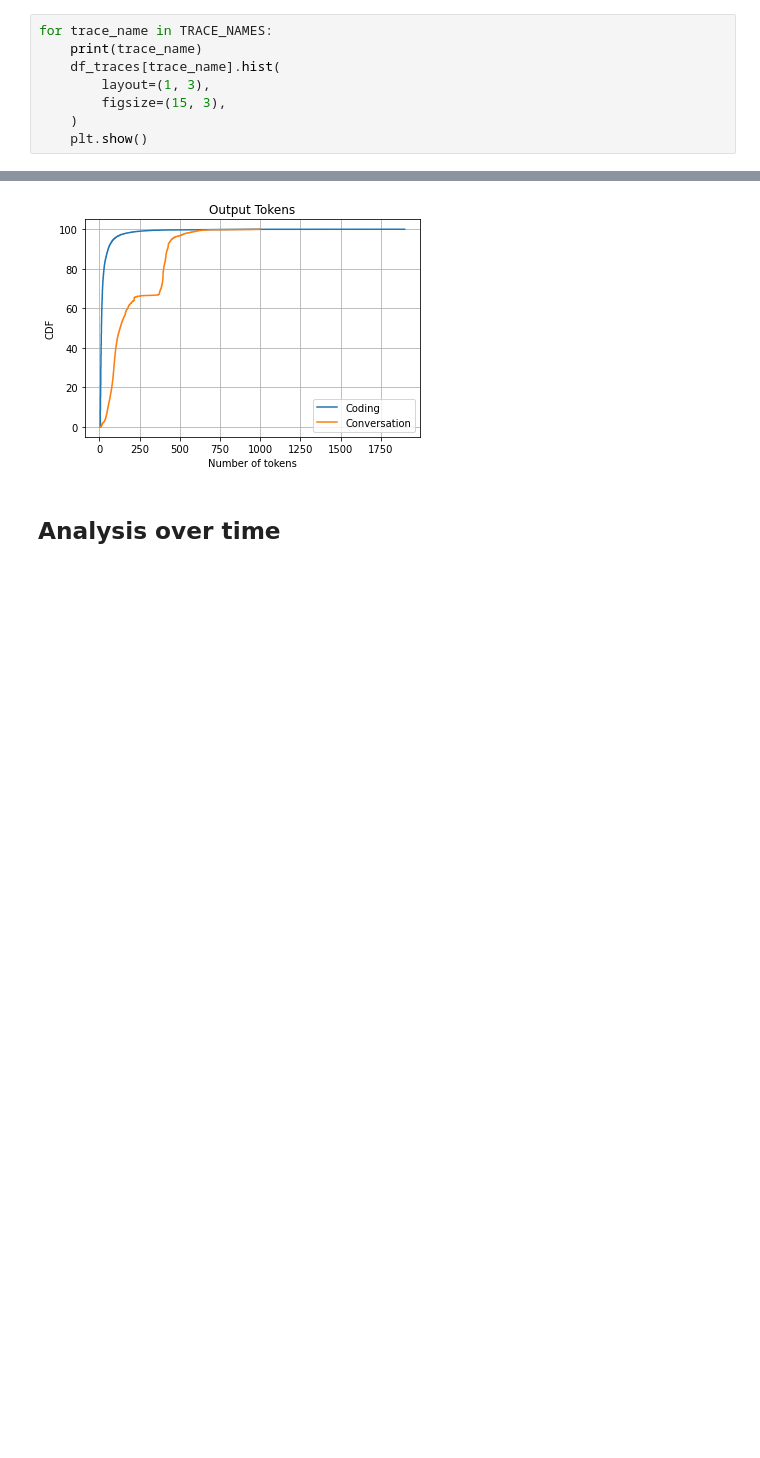
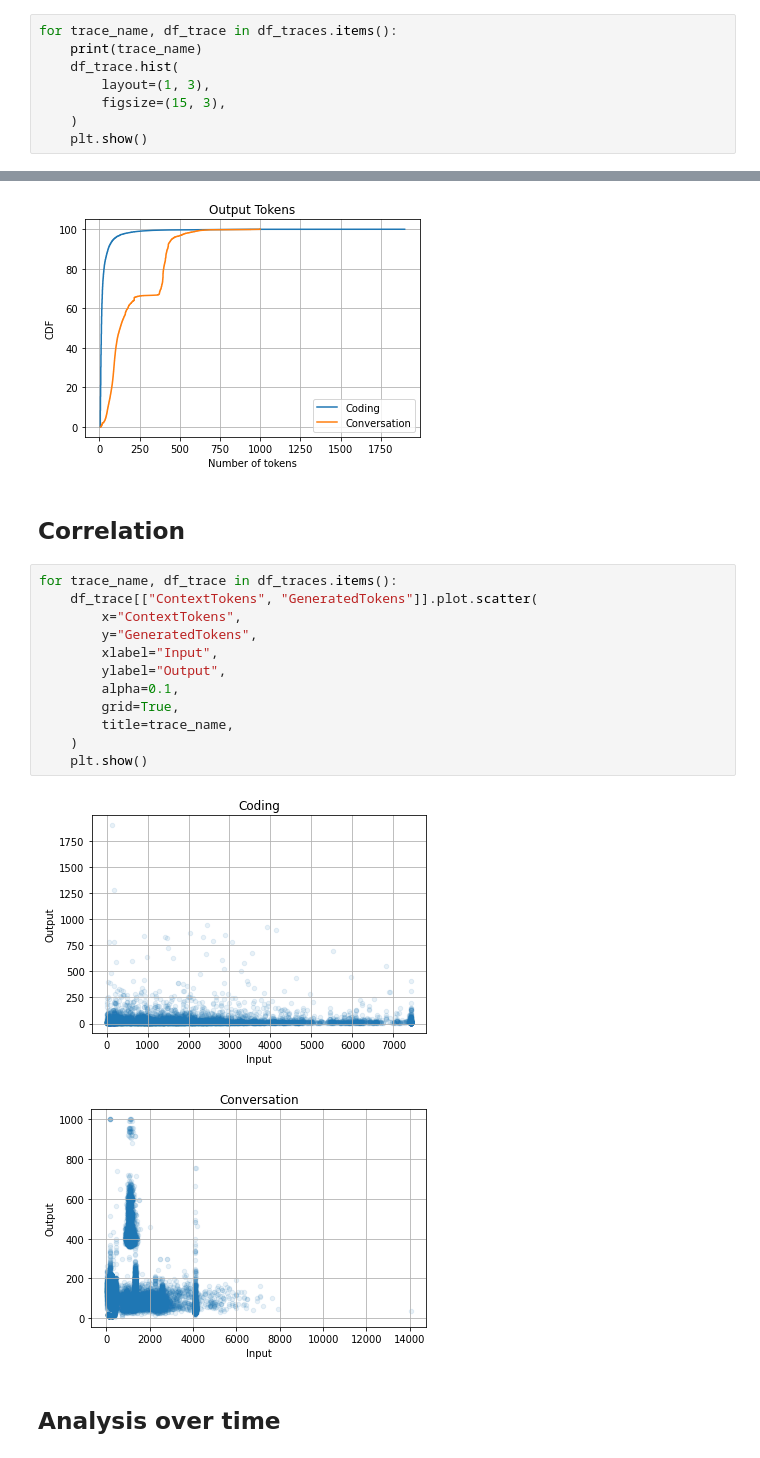
Before and after one commit to Azure/AzurePublicDataset, a Jupyter notebook: analysis/AzureLLMInferenceDataset2023.ipynb, the cells around one changed output, grey strips where cells are left out. Drawn from its saved outputs; the diff is of its cells as text; blank space fills up the shorter version.

Commit message:
Adding correlations to the LLM inference analysis

```diff
--- a/analysis/AzureLLMInferenceDataset2023.ipynb
+++ b/analysis/AzureLLMInferenceDataset2023.ipynb
@@ -53,9 +53,9 @@ df_traces["Coding"]
 | 8818 | 2023-11-16 19:14:19.928016 | 549 | 173 |
 8819 rows × 3 columns
 # %%
-for trace_name in TRACE_NAMES:
+for trace_name, df_trace in df_traces.items():
     print(trace_name)
-    df_traces[trace_name].hist(
+    df_trace.hist(
         layout=(1, 3),
         figsize=(15, 3),
     )
@@ -91,6 +91,23 @@ plt_tokens(df_traces, "ContextTokens", "Input Tokens")
 plt_tokens(df_traces, "GeneratedTokens", "Output Tokens")
 # %% [output]
 [figure]
+# %% [markdown]
+## Correlation
+# %%
+for trace_name, df_trace in df_traces.items():
+    df_trace[["ContextTokens", "GeneratedTokens"]].plot.scatter(
+        x="ContextTokens",
+        y="GeneratedTokens",
+        xlabel="Input",
+        ylabel="Output",
+        alpha=0.1,
+        grid=True,
+        title=trace_name,
+    )
+    plt.show()
+# %% [output]
+[figure, added]
+[figure, added]
 # %% [markdown]
 ## Analysis over time
 # %%
```
Also changed, not shown: parts of 2 cells of this notebook.
